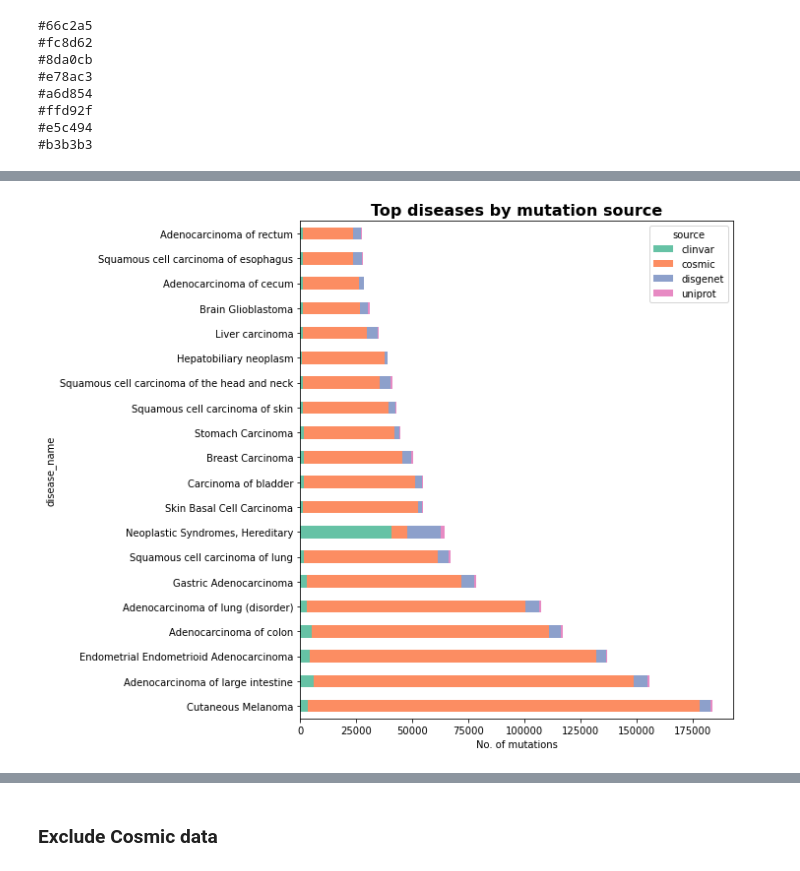
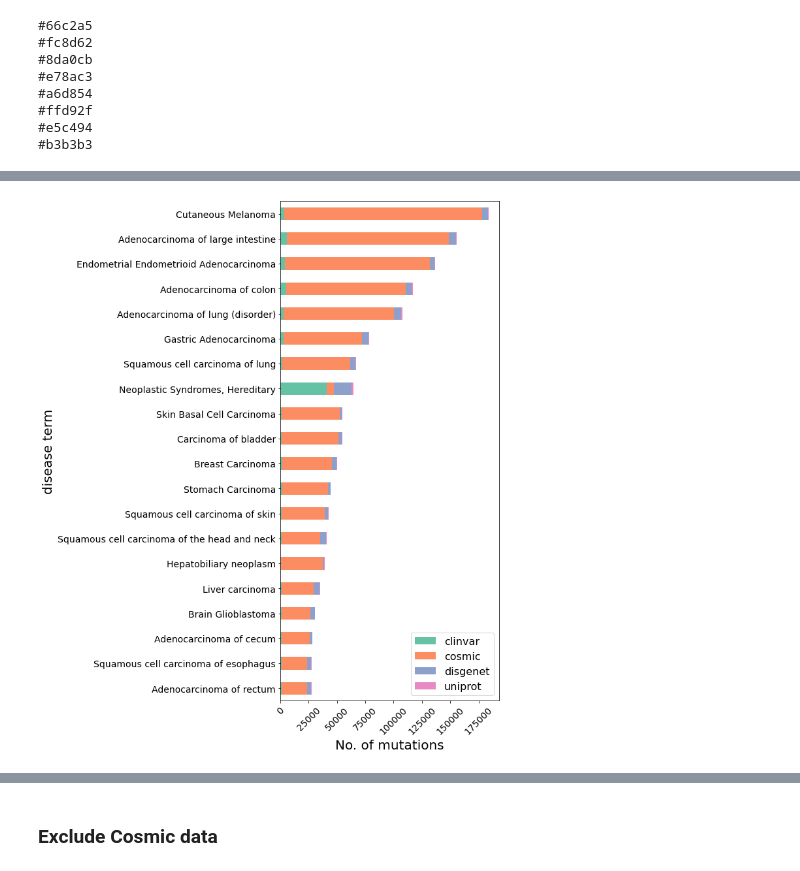
Before and after one commit to alvaro-2/mutations, a Jupyter notebook: scripts/mesh/mesh_data.ipynb, the cells around one changed output, grey strips where cells are left out. Cells and saved outputs as stored; diff of their text form; code cells hidden in the pictures.

Commit message:
mesh disease categories analysis

```diff
--- a/scripts/mesh/mesh_data.ipynb
+++ b/scripts/mesh/mesh_data.ipynb
@@ -231,12 +252,16 @@ for i in range(cmap.N):
 # %%
 # Top diseases by source
-diseases_by_source.sort_values('suma', ascending= False).drop(columns='suma')[:20].plot.barh(
-    stacked= True, figsize= (10,8), color = ['#66c2a5', '#fc8d62', '#8da0cb', '#e78ac3']
+diseases_by_source.sort_values('suma', ascending= False).drop(columns='suma')[:20][::-1].plot.barh(
+    stacked= True, figsize= (10,12), color = ['#66c2a5', '#fc8d62', '#8da0cb', '#e78ac3']
 )
-plt.title("Top diseases by mutation source", size=16, fontweight='bold')
-plt.xlabel("No. of mutations")
+#plt.title("Top diseases by mutation source", size= 20, fontweight='bold')
+plt.xlabel("No. of mutations", size= 20)
+plt.ylabel("disease term", size= 20)
+plt.yticks(size= 14)
+plt.xticks(size= 14, rotation= 45)
+plt.legend(prop={'size': 16})
 plt.tight_layout()
 #plt.savefig("top_diseases_source.png", dpi= 300)
 plt.show()
 # %% [output]
-[figure, old version]
+[figure, new version]
```
Also changed, not shown: parts of 10 cells of this notebook.
